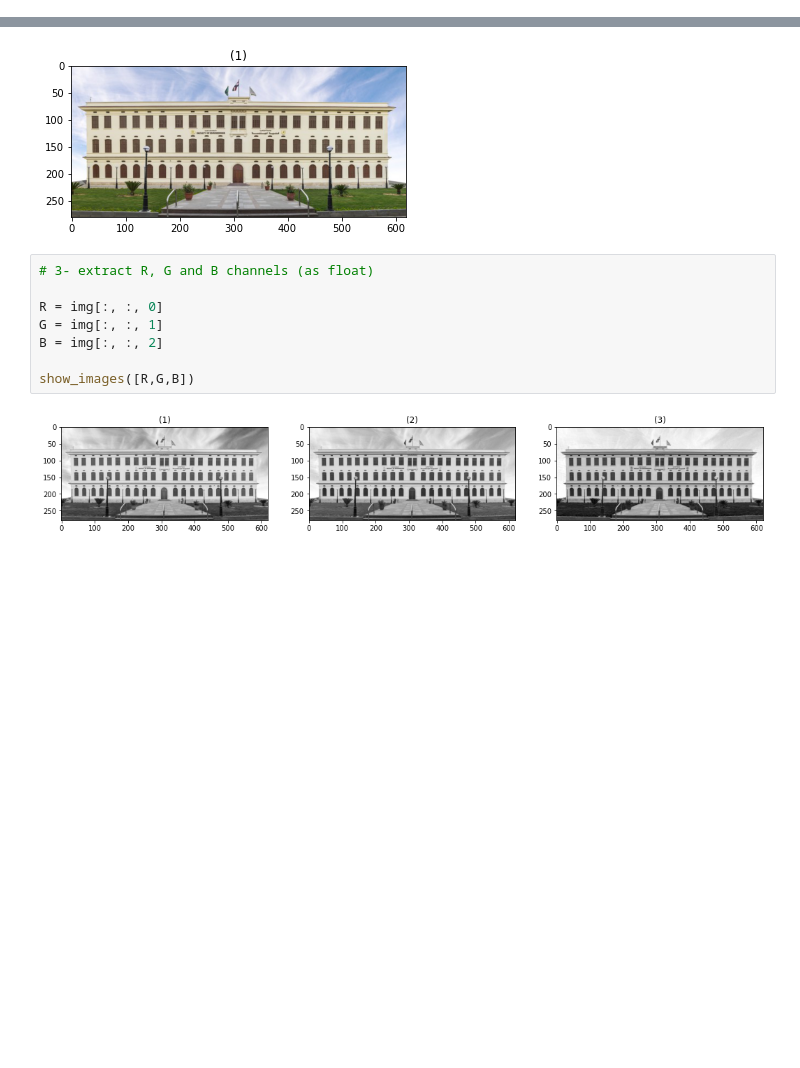
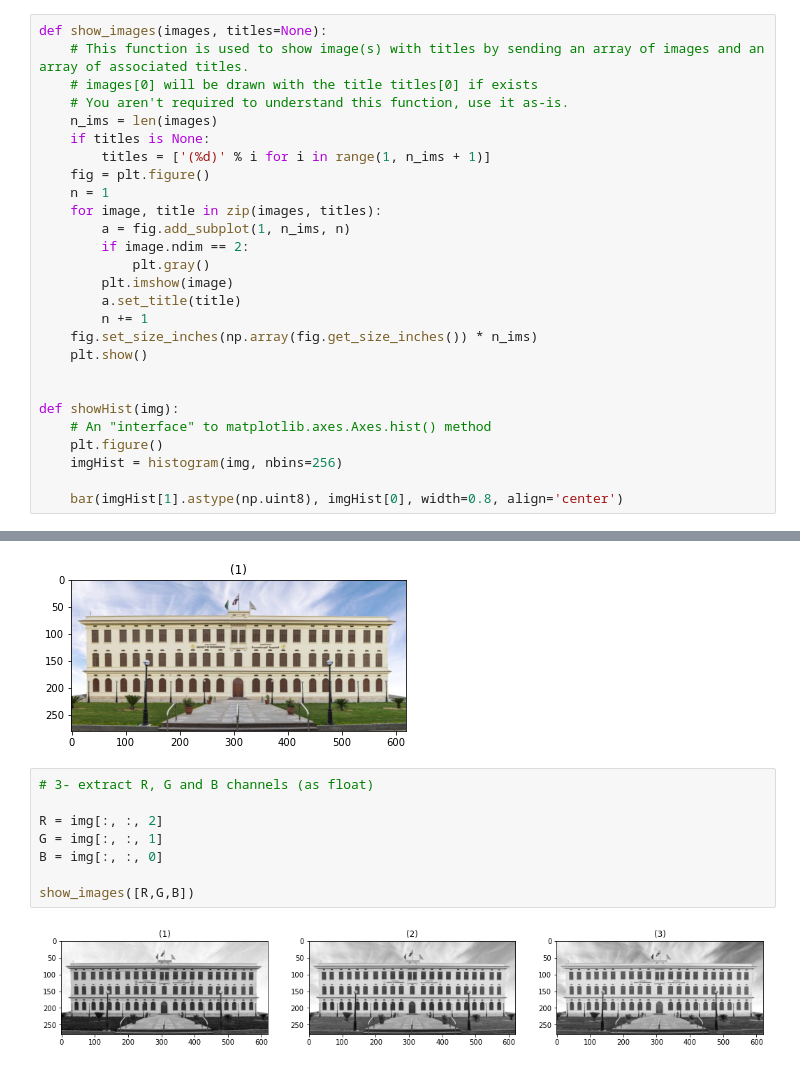
Before and after one commit to yasmineghanem/Image-Processing-Labs, a Jupyter notebook: Lab7-Segmentation1/lab07-std/lab07-std/Lab_Seg_1_STD.ipynb, the cells around one changed output, grey strips where cells are left out. Drawn from its saved outputs; the diff is of its cells as text; blank space fills up the shorter version.

```diff
--- a/Lab7-Segmentation1/lab07-std/lab07-std/Lab_Seg_1_STD.ipynb
+++ b/Lab7-Segmentation1/lab07-std/lab07-std/Lab_Seg_1_STD.ipynb
@@ -28,6 +34,33 @@ from commonfunctions import *
 # have larger values than the other channels with an appropriate threshold
 
 # 6- display the binarized image
+# %%
+def show_images(images, titles=None):
+    # This function is used to show image(s) with titles by sending an array of images and an array of associated titles.
+    # images[0] will be drawn with the title titles[0] if exists
+    # You aren't required to understand this function, use it as-is.
+    n_ims = len(images)
+    if titles is None:
+        titles = ['(%d)' % i for i in range(1, n_ims + 1)]
+    fig = plt.figure()
+    n = 1
+    for image, title in zip(images, titles):
+        a = fig.add_subplot(1, n_ims, n)
+        if image.ndim == 2:
+            plt.gray()
+        plt.imshow(image)
+        a.set_title(title)
+        n += 1
+    fig.set_size_inches(np.array(fig.get_size_inches()) * n_ims)
+    plt.show()
+
+
+def showHist(img):
+    # An "interface" to matplotlib.axes.Axes.hist() method
+    plt.figure()
+    imgHist = histogram(img, nbins=256)
+
+    bar(imgHist[1].astype(np.uint8), imgHist[0], width=0.8, align='center')
 # %%
 # 1- Read the image
 # [VERY IMPORTANT] and convert it to float: image = image.astype(float)
@@ -104,13 +137,13 @@ img = img.astype(float)
 # %%
 # 3- extract R, G and B channels (as float)
 
-R = img[:, :, 0]
+R = img[:, :, 2]
 G = img[:, :, 1]
-B = img[:, :, 2]
+B = img[:, :, 0]
 
 show_images([R,G,B])
 # %% [output]
-[figure, old version]
+[figure, new version]
 # %%
 # 4- calculate differences FOR EACH CHANNEL (between the image and the required pixel value)
 
```
Also changed, not shown: parts of 5 cells of this notebook, 1 other file.
